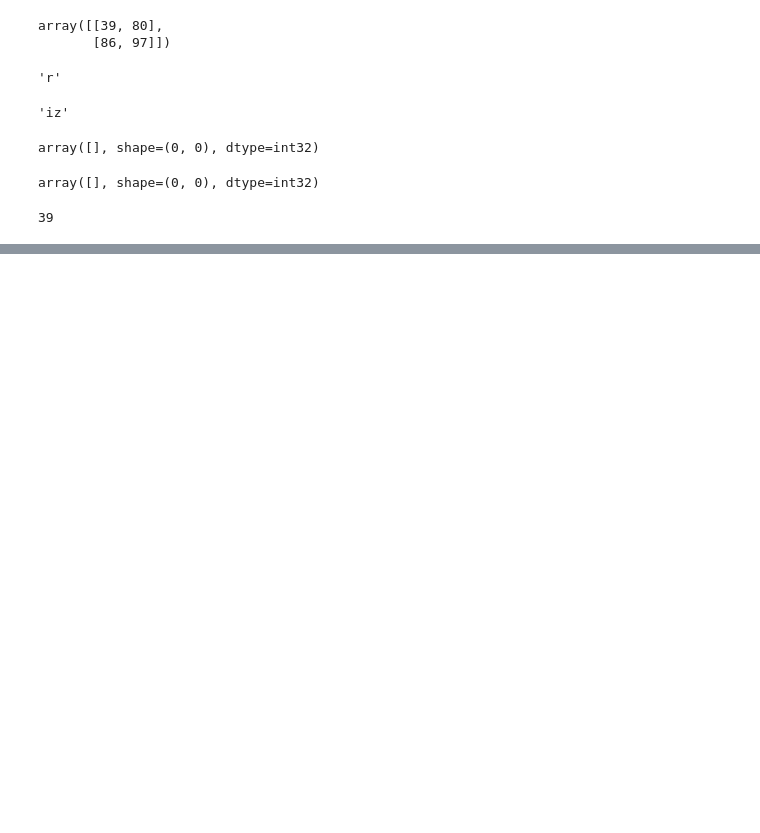
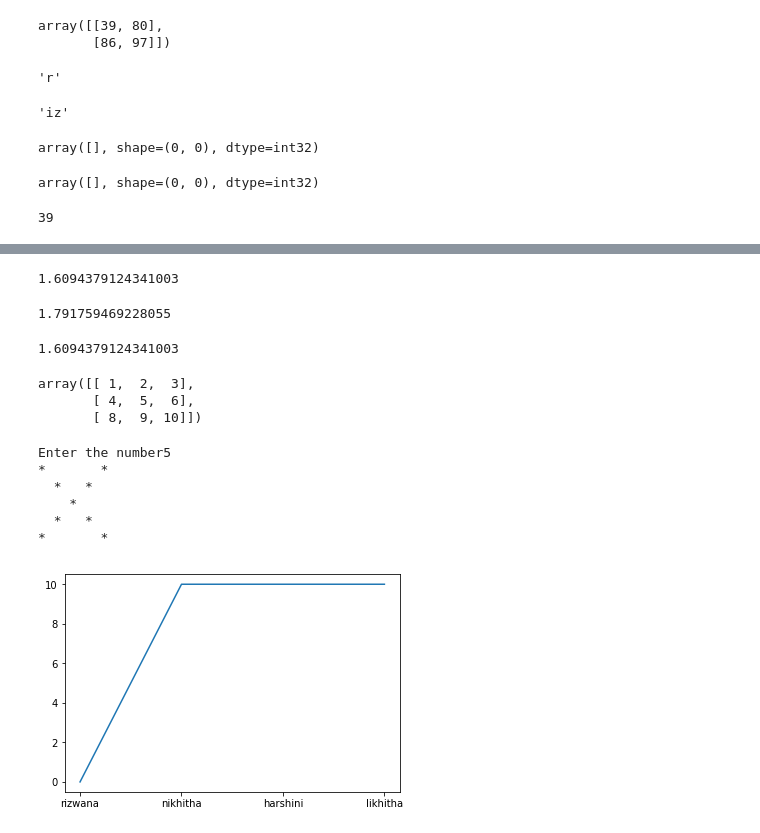
Before and after one commit to shaikrizwana5/Python_P-2, a Jupyter notebook: FEB 19 2020.ipynb, the cells around one changed output, grey strips where cells are left out. Cells and saved outputs as stored; diff of their text form; code cells hidden in the pictures; blank space fills up the shorter version.

```diff
--- a/FEB 19 2020.ipynb
+++ b/FEB 19 2020.ipynb
@@ -187,0 +252,48 @@ a[2][2]
+# %%
+np.log(5)
+# %% [output]
+1.6094379124341003
+# %%
+np.log(6)
+# %% [output]
+1.791759469228055
+# %%
+np.log(5)
+# %% [output]
+1.6094379124341003
+# %%
+a=np.array([[1,2,3],[4,5,6],[8,9,10]],dtype=int)
+a.dtype                                                  #creating a matrix#
+a
+# %% [output]
+array([[ 1,  2,  3],
+       [ 4,  5,  6],
+       [ 8,  9, 10]])
+# %%
+n=int(input("Enter the number"))
+for i in range(0,n):
+    for j in range(0,n):
+        if(i==j or j==n-1-i):
+            print("*",end=" ")
+        else:
+            print(" ",end=" ")
+    print()
+# %% [output]
+Enter the number5
+*       *
+  *   *
+    *
+  *   *
+*       *
+# %%
+import matplotlib.pyplot as plt
+%matplotlib inline
+
+name=["rizwana","nikhitha","harshini","likhitha"]
+marks=[0,10,10,10]
+attendence=[50,60,70,80]
+
+plt.plot(name,marks)
+plt.show()
+# %% [output]
+[figure, added]
```
Also changed, not shown: parts of 13 cells of this notebook.
